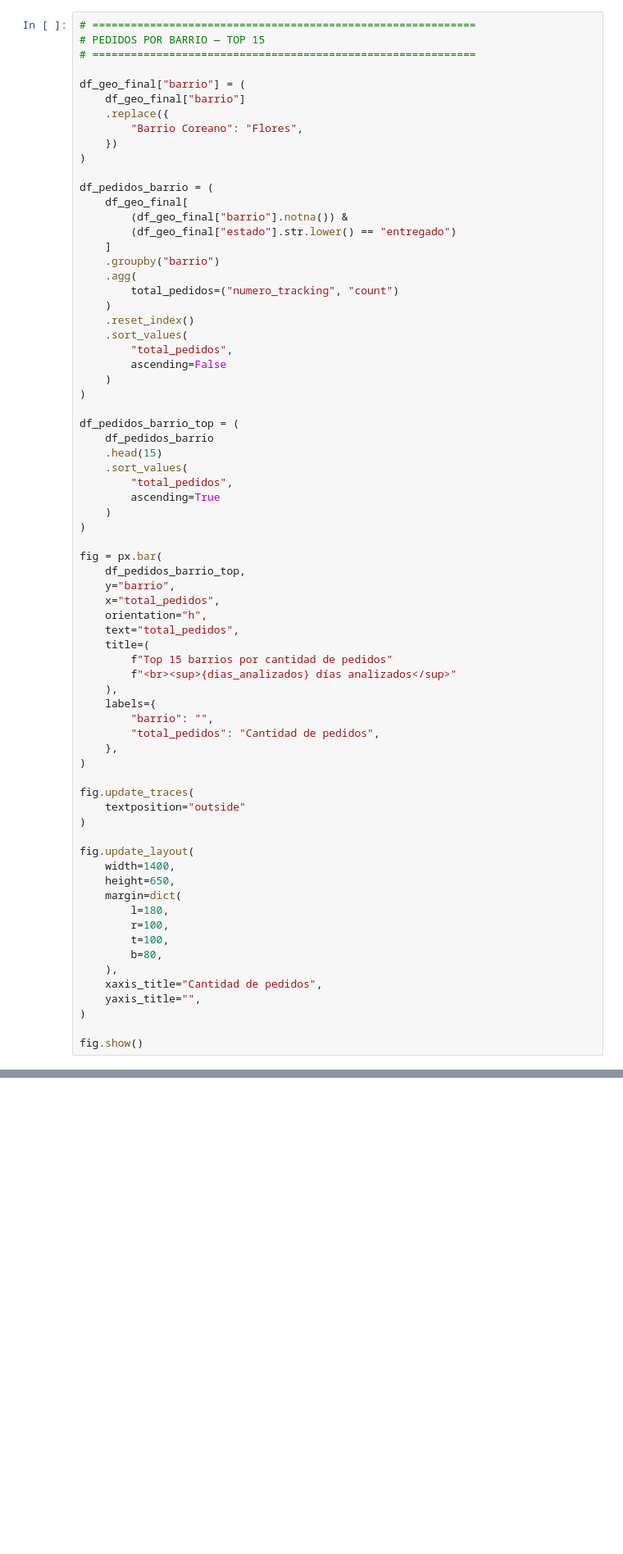
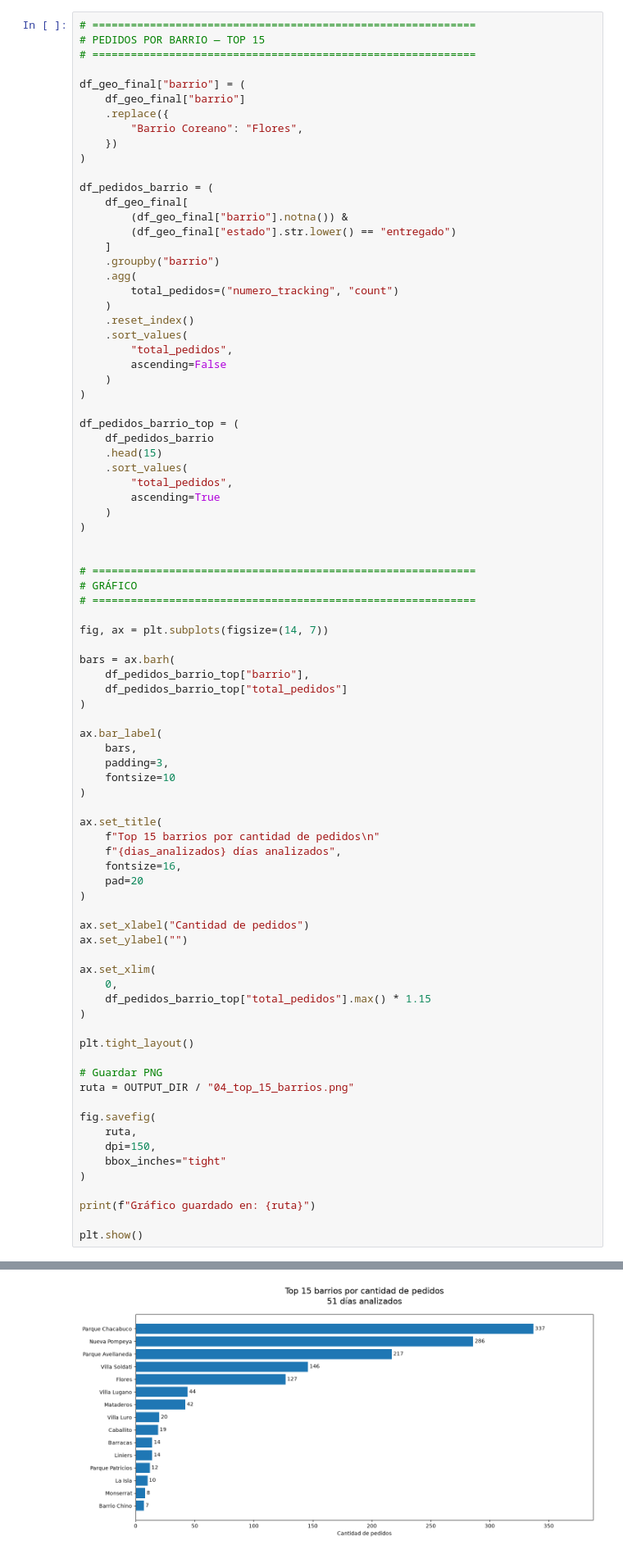
Before and after one commit to SebaFranMedina/WYNFLEX-Pipeline-Batch-Incremental-e-Idempotente-Excel-Visualizaciones-de-KPIs-reales.-, a Jupyter notebook: notebooks/01_wynflex_analytics.ipynb, the cells around one changed output, grey strips where cells are left out. Shown at 82% size. Cells and saved outputs as stored; diff of their text form; blank space fills up the shorter version.

```diff
--- a/notebooks/01_wynflex_analytics.ipynb
+++ b/notebooks/01_wynflex_analytics.ipynb
@@ -1037,37 +1157,51 @@ df_pedidos_barrio_top = (
     )
 )
 
-fig = px.bar(
-    df_pedidos_barrio_top,
-    y="barrio",
-    x="total_pedidos",
-    orientation="h",
-    text="total_pedidos",
-    title=(
-        f"Top 15 barrios por cantidad de pedidos"
-        f"<br><sup>{dias_analizados} días analizados</sup>"
-    ),
-    labels={
-        "barrio": "",
-        "total_pedidos": "Cantidad de pedidos",
-    },
+
+# ============================================================
+# GRÁFICO
+# ============================================================
+
+fig, ax = plt.subplots(figsize=(14, 7))
+
+bars = ax.barh(
+    df_pedidos_barrio_top["barrio"],
+    df_pedidos_barrio_top["total_pedidos"]
 )
 
-fig.update_traces(
-    textposition="outside"
+ax.bar_label(
+    bars,
+    padding=3,
+    fontsize=10
 )
 
-fig.update_layout(
-    width=1400,
-    height=650,
-    margin=dict(
-        l=180,
-        r=100,
-        t=100,
-        b=80,
-    ),
-    xaxis_title="Cantidad de pedidos",
-    yaxis_title="",
+ax.set_title(
+    f"Top 15 barrios por cantidad de pedidos\n"
+    f"{dias_analizados} días analizados",
+    fontsize=16,
+    pad=20
 )
 
-fig.show()
+ax.set_xlabel("Cantidad de pedidos")
+ax.set_ylabel("")
+
+ax.set_xlim(
+    0,
+    df_pedidos_barrio_top["total_pedidos"].max() * 1.15
+)
+
+plt.tight_layout()
+
+# Guardar PNG
+ruta = OUTPUT_DIR / "04_top_15_barrios.png"
+
+fig.savefig(
+    ruta,
+    dpi=150,
+    bbox_inches="tight"
+)
+
+print(f"Gráfico guardado en: {ruta}")
+
+plt.show()
+# %% [output]
@@ -1074,3 +1209,4 @@ fig.show()
+[figure, added]
 # %% [markdown]
 ## 7. Evolución del flujo de pedidos por cliente
 
```
Also changed, not shown: parts of 7 cells of this notebook, 7 other files.
